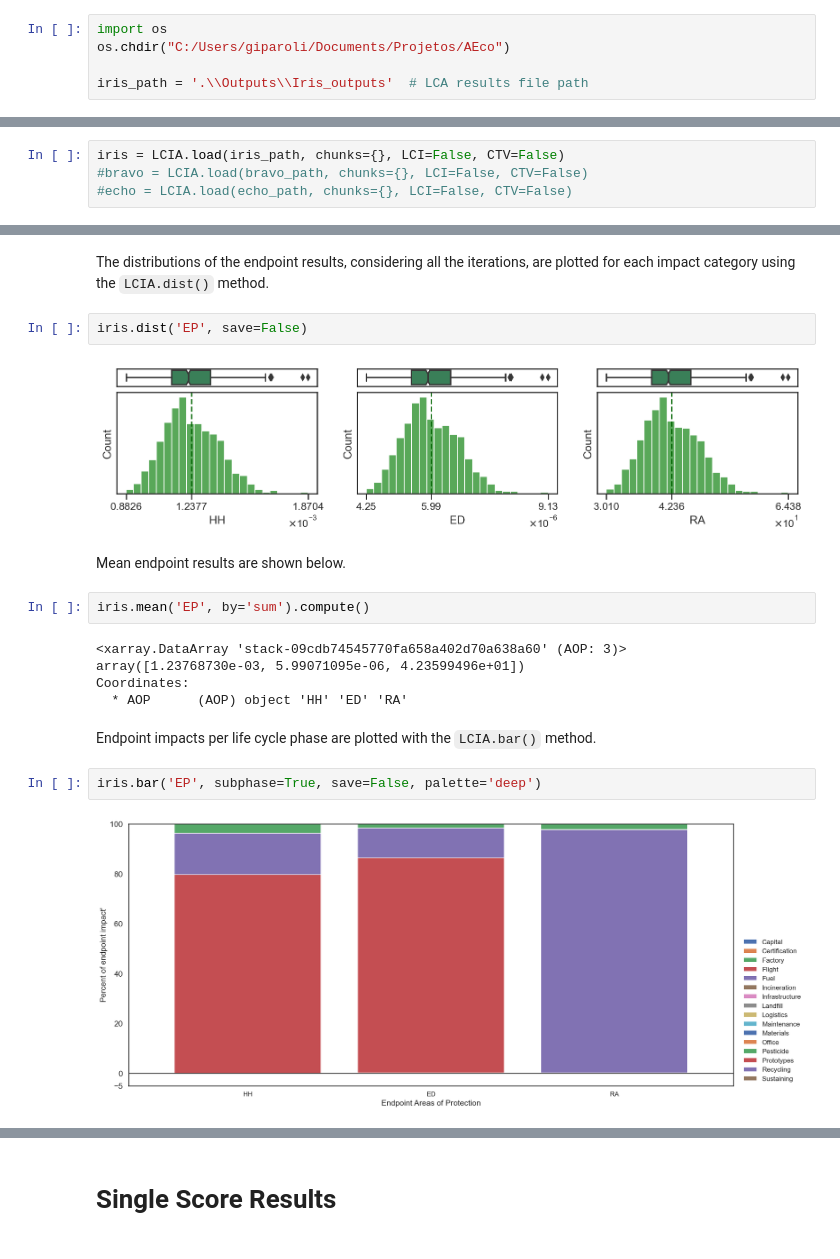
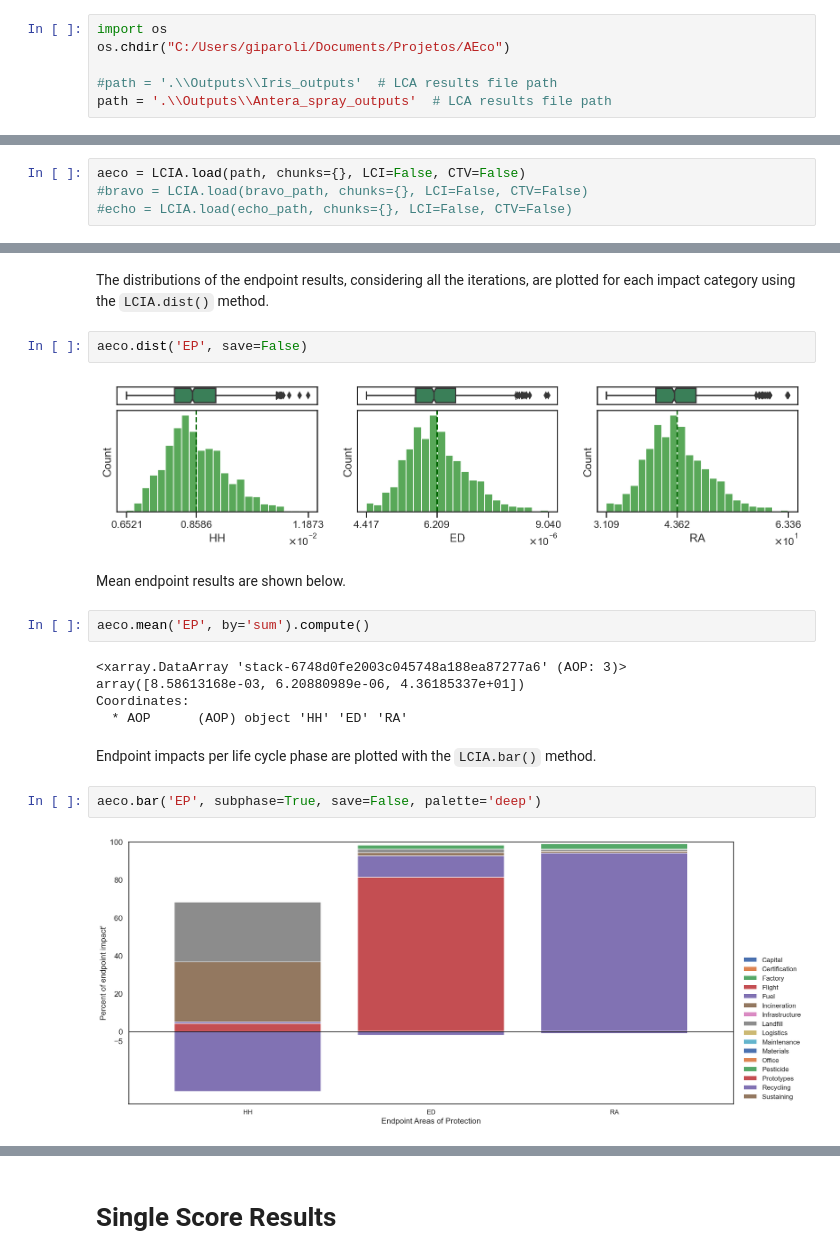
Before and after one commit to gparolin/AEco, a Jupyter notebook: Scripts/view.ipynb, the cells around one changed output, grey strips where cells are left out. Cells and saved outputs as stored; diff of their text form.

Commit message:
First Antera test

```diff
--- a/Scripts/view.ipynb
+++ b/Scripts/view.ipynb
@@ -11,5 +11,6 @@ This code is part of the Master's Thesis "Streamlined Life Cycle Assessment Meth
 import os
 os.chdir("C:/Users/giparoli/Documents/Projetos/AEco")
 
-iris_path = '.\\Outputs\\Iris_outputs'  # LCA results file path
+#path = '.\\Outputs\\Iris_outputs'  # LCA results file path
+path = '.\\Outputs\\Antera_spray_outputs'  # LCA results file path
 # %%
@@ -17,7 +18,7 @@ from Tools import *
 # %% [markdown]
 Loading LCA results saved in the `NetCDF` file.
 # %%
-iris = LCIA.load(iris_path, chunks={}, LCI=False, CTV=False)
+aeco = LCIA.load(path, chunks={}, LCI=False, CTV=False)
 #bravo = LCIA.load(bravo_path, chunks={}, LCI=False, CTV=False)
 #echo = LCIA.load(echo_path, chunks={}, LCI=False, CTV=False)
 # %% [markdown]
@@ -97,22 +98,22 @@ iris.bar('MP', subphase=False, save=False, palette='deep')
 # %% [markdown]
 The distributions of the endpoint results, considering all the iterations, are plotted for each impact category using the `LCIA.dist()` method.
 # %%
-iris.dist('EP', save=False)
+aeco.dist('EP', save=False)
 # %% [output]
-[figure, old version]
+[figure, new version]
 # %% [markdown]
 Mean endpoint results are shown below.
 # %%
-iris.mean('EP', by='sum').compute()
+aeco.mean('EP', by='sum').compute()
 # %% [output]
-<xarray.DataArray 'stack-09cdb74545770fa658a402d70a638a60' (AOP: 3)>
-array([1.23768730e-03, 5.99071095e-06, 4.23599496e+01])
+<xarray.DataArray 'stack-6748d0fe2003c045748a188ea87277a6' (AOP: 3)>
+array([8.58613168e-03, 6.20880989e-06, 4.36185337e+01])
 Coordinates:
   * AOP      (AOP) object 'HH' 'ED' 'RA'
 # %% [markdown]
 Endpoint impacts per life cycle phase are plotted with the `LCIA.bar()` method.
 # %%
-iris.bar('EP', subphase=True, save=False, palette='deep')
+aeco.bar('EP', subphase=True, save=False, palette='deep')
 # %% [output]
-[figure, old version]
+[figure, new version]
 # %%
```
Also changed, not shown: parts of 7 cells of this notebook, 2 other files.
